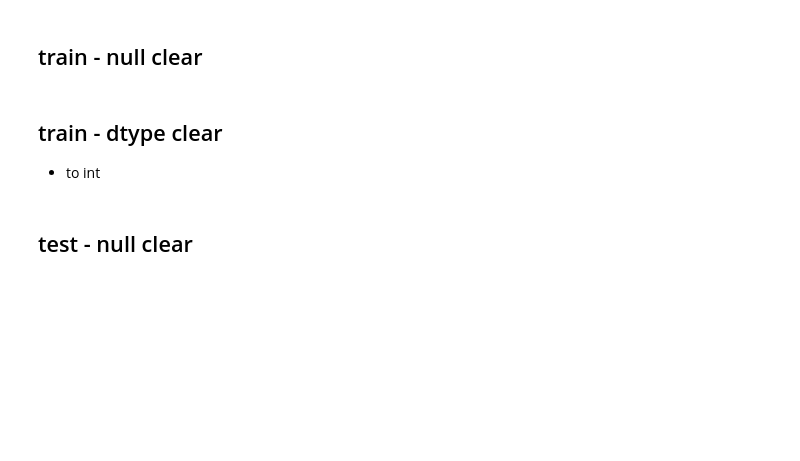
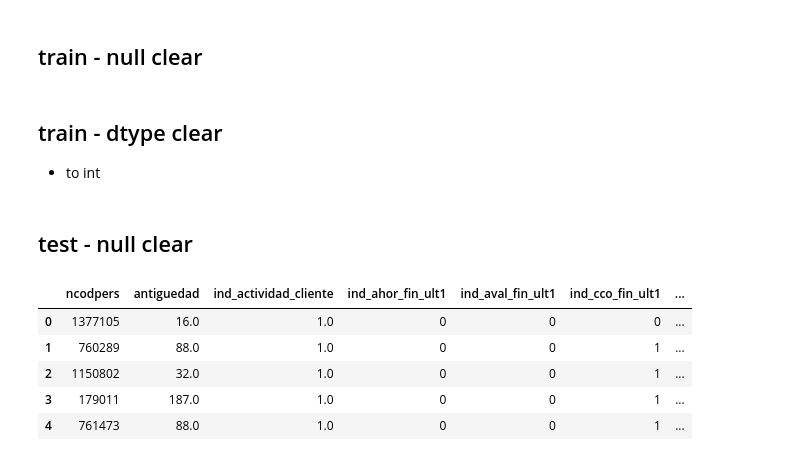
Before and after one commit to KANG91/DNA_TeamProject, a Jupyter notebook: kang/3_logistic_regression.ipynb, the cells around one changed output. Saved outputs shown, nothing was run; the diff lists cells and outputs as text; code cells hidden in the pictures; blank space fills up the shorter version.

```diff
--- a/kang/3_logistic_regression.ipynb
+++ b/kang/3_logistic_regression.ipynb
@@ -125,5 +151,5 @@ df_test["canal_entrada"] = df_test["canal_entrada"].apply(lambda x : "KHM" if x
 # %%
-dummy_col = [ "ind_empleado", "indresi", "indext", "canal_entrada", "indfall", "tiprel_1mes", "sexo", "pais_residencia"]
+dummy_col = ["canal_entrada", "cod_prov", "sexo", "segmento"]
 
 X_train = pd.get_dummies(df_train, prefix = dummy_col, columns = dummy_col)
-y_test = pd.get_dummies(df_test, prefix = dummy_col, columns = dummy_col)
+# y_test = pd.get_dummies(df_test, prefix = dummy_col, columns = dummy_col)
@@ -129,0 +158,12 @@ y_test = pd.get_dummies(df_test, prefix = dummy_col, columns = dummy_col)
+# %%
+X_train.reset_index(inplace = True, drop = True)
+y_train.reset_index(inplace = True, drop = True)
+# %%
+X_train.head()
+# %% [output]
+|  | ncodpers | antiguedad | ind_actividad_cliente | ind_ahor_fin_ult1 | ind_aval_fin_ult1 | ind_cco_fin_ult1 | ... |
+| 0 | 1377105 | 16.0 | 1.0 | 0 | 0 | 0 | ... |
+| 1 | 760289 | 88.0 | 1.0 | 0 | 0 | 1 | ... |
+| 2 | 1150802 | 32.0 | 1.0 | 0 | 0 | 1 | ... |
+| 3 | 179011 | 187.0 | 1.0 | 0 | 0 | 1 | ... |
+| 4 | 761473 | 88.0 | 1.0 | 0 | 0 | 1 | ... |
```
Also changed, not shown: parts of 21 cells of this notebook.
